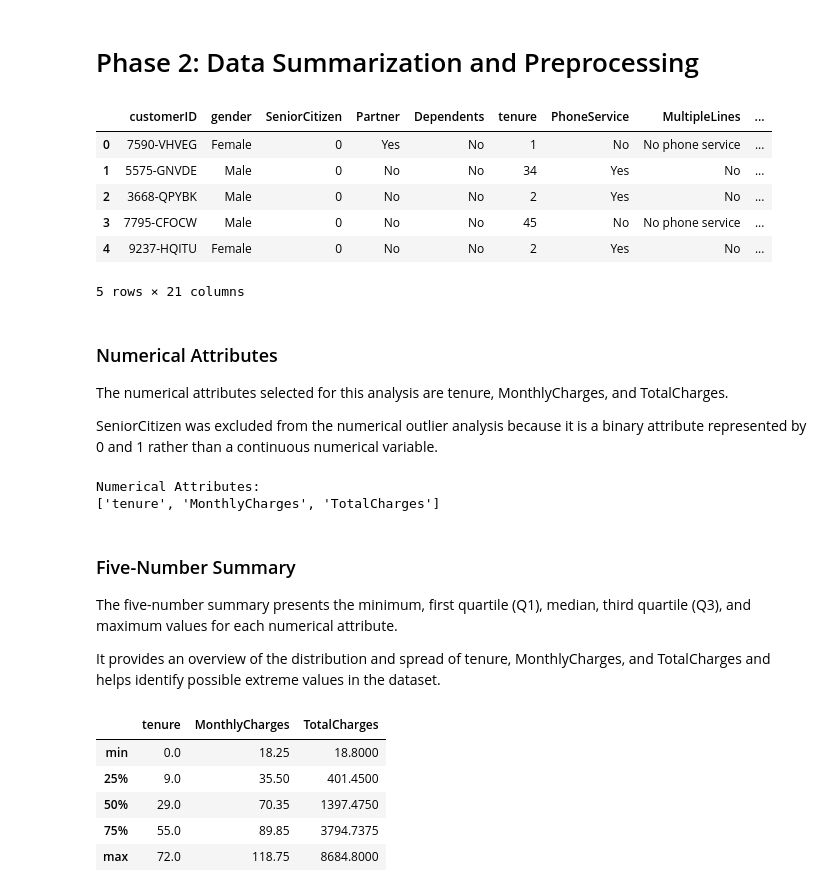
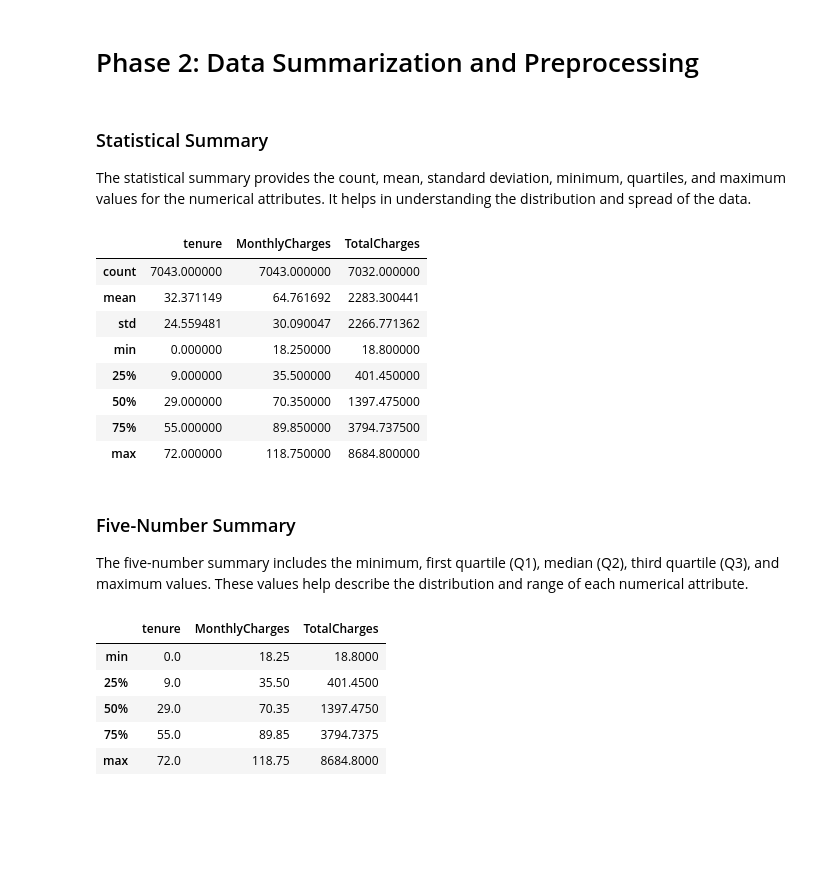
Before and after one commit to LujainAldujain/Data_Mining_Project, a Jupyter notebook: Phase2.ipynb, the cells around one changed output. Saved outputs shown, nothing was run; the diff lists cells and outputs as text; code cells hidden in the pictures; blank space fills up the shorter version.

```diff
--- a/Phase2.ipynb
+++ b/Phase2.ipynb
@@ -2,6 +2,10 @@
 <a href="https://colab.research.google.com/github/LujainAldujain/Data_Mining_Project/blob/main/Phase2.ipynb" target="_parent"><img src="https://colab.research.google.com/assets/colab-badge.svg" alt="Open In Colab"/></a>
 # %% [markdown]
 # Phase 2: Data Summarization and Preprocessing
+# %% [markdown]
+### Statistical Summary
+
+The statistical summary provides the count, mean, standard deviation, minimum, quartiles, and maximum values for the numerical attributes. It helps in understanding the distribution and spread of the data.
 # %%
 import pandas as pd
 import matplotlib.pyplot as plt
@@ -10,35 +14,23 @@ url = "https://raw.githubusercontent.com/treselle-systems/customer_churn_analysi
 
 df = pd.read_csv(url)
 
-df.head()
+df['TotalCharges'] = pd.to_numeric(df['TotalCharges'], errors='coerce')
+
+numeric_columns = ['tenure', 'MonthlyCharges', 'TotalCharges']
-# %% [output]
-|  | customerID | gender | SeniorCitizen | Partner | Dependents | tenure | PhoneService | MultipleLines | ... |
-| 0 | 7590-VHVEG | Female | 0 | Yes | No | 1 | No | No phone service | ... |
-| 1 | 5575-GNVDE | Male | 0 | No | No | 34 | Yes | No | ... |
-| 2 | 3668-QPYBK | Male | 0 | No | No | 2 | Yes | No | ... |
-| 3 | 7795-CFOCW | Male | 0 | No | No | 45 | No | No phone service | ... |
-| 4 | 9237-HQITU | Female | 0 | No | No | 2 | Yes | No | ... |
-5 rows × 21 columns
-# %% [markdown]
-### Numerical Attributes
-
-The numerical attributes selected for this analysis are tenure, MonthlyCharges, and TotalCharges.
-
-SeniorCitizen was excluded from the numerical outlier analysis because it is a binary attribute represented by 0 and 1 rather than a continuous numerical variable.
-# %%
-df['TotalCharges'] = pd.to_numeric(df['TotalCharges'], errors='coerce')
-
-numeric_columns = ['tenure', 'MonthlyCharges', 'TotalCharges']
-
-print("Numerical Attributes:")
-print(numeric_columns)
-# %% [output]
-Numerical Attributes:
-['tenure', 'MonthlyCharges', 'TotalCharges']
+# %%
+df[numeric_columns].describe()
+# %% [output]
+|  | tenure | MonthlyCharges | TotalCharges |
+| count | 7043.000000 | 7043.000000 | 7032.000000 |
+| mean | 32.371149 | 64.761692 | 2283.300441 |
+| std | 24.559481 | 30.090047 | 2266.771362 |
+| min | 0.000000 | 18.250000 | 18.800000 |
+| 25% | 9.000000 | 35.500000 | 401.450000 |
+| 50% | 29.000000 | 70.350000 | 1397.475000 |
+| 75% | 55.000000 | 89.850000 | 3794.737500 |
+| max | 72.000000 | 118.750000 | 8684.800000 |
 # %% [markdown]
 ### Five-Number Summary
 
-The five-number summary presents the minimum, first quartile (Q1), median, third quartile (Q3), and maximum values for each numerical attribute.
-
-It provides an overview of the distribution and spread of tenure, MonthlyCharges, and TotalCharges and helps identify possible extreme values in the dataset.
+The five-number summary includes the minimum, first quartile (Q1), median (Q2), third quartile (Q3), and maximum values. These values help describe the distribution and range of each numerical attribute.
 # %%
```
Also changed, not shown: parts of 3 cells of this notebook.
